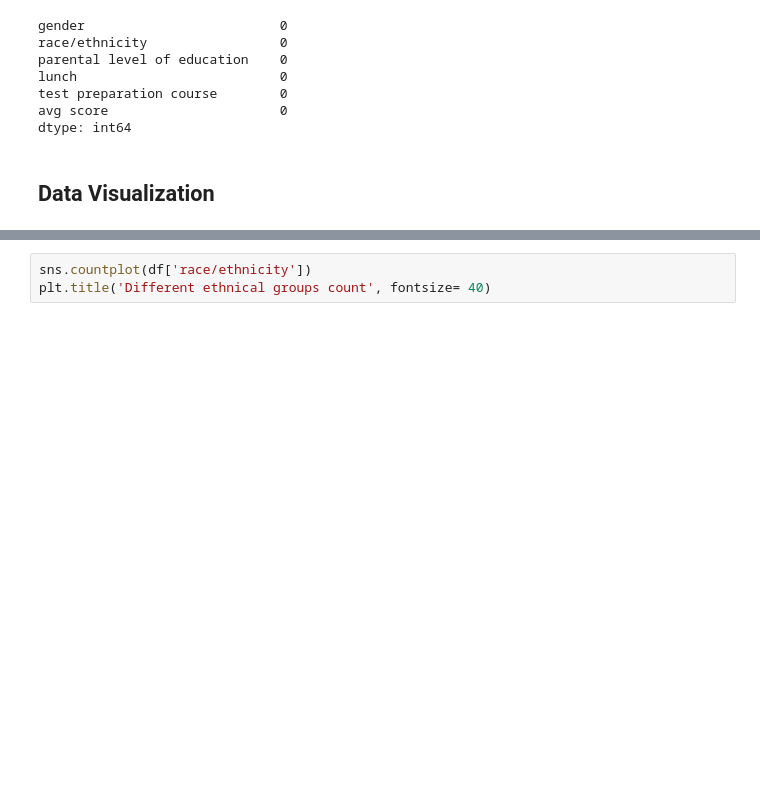
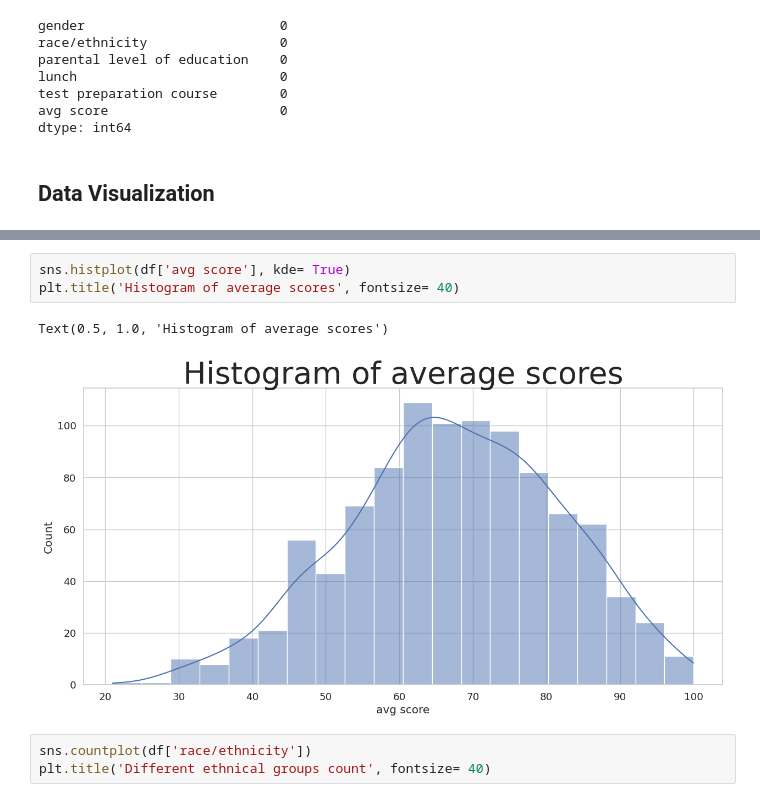
Before and after one commit to xShoho/Student-Performance-Exams, a Jupyter notebook: Student-Performance-Exams.ipynb, the cells around one changed output, grey strips where cells are left out. Drawn from its saved outputs; the diff is of its cells as text; blank space fills up the shorter version.

```diff
--- a/Student-Performance-Exams.ipynb
+++ b/Student-Performance-Exams.ipynb
@@ -182,3 +184,9 @@ df.sample(5)
+# %%
+sns.histplot(df['avg score'], kde= True)
+plt.title('Histogram of average scores', fontsize= 40)
+# %% [output]
+Text(0.5, 1.0, 'Histogram of average scores')
+[figure, added]
 # %%
 sns.countplot(df['race/ethnicity'])
 plt.title('Different ethnical groups count', fontsize= 40)
```
Also changed, not shown: parts of 15 cells of this notebook.
